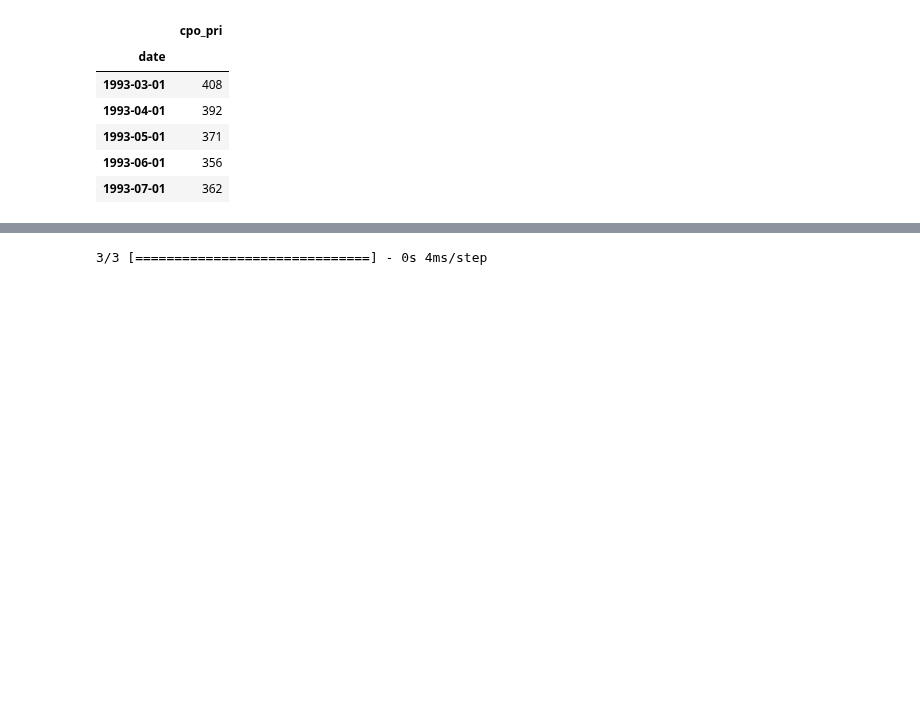
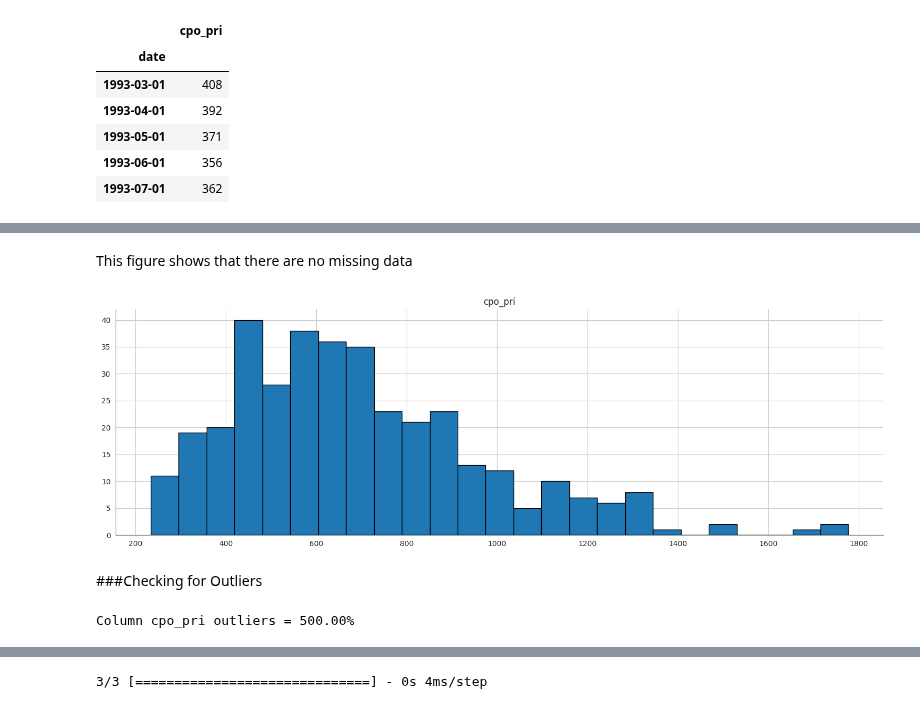
Before and after one commit to mofuoku417/Crude-Palm-Oil-Price-Prediction, a Jupyter notebook: Crude_PalmOil_Price_Prediction_using_MLP_Regression_ipynb.ipynb, the cells around one changed output, grey strips where cells are left out. Drawn from its saved outputs; the diff is of its cells as text; code cells hidden in the pictures; blank space fills up the shorter version.

```diff
--- a/Crude_PalmOil_Price_Prediction_using_MLP_Regression_ipynb.ipynb
+++ b/Crude_PalmOil_Price_Prediction_using_MLP_Regression_ipynb.ipynb
@@ -101,0 +178,21 @@ plt.show()
+# %% [markdown]
+This figure shows that there are no missing data
+# %%
+# Plots the histogram for each numerical feature in a separate subplot
+df.hist(bins=25, figsize=(15, 5), edgecolor="black")
+plt.tight_layout();
+# %% [output]
+[figure, added]
+# %% [markdown]
+###Checking for Outliers
+# %%
+#Computing the percentage of Outliers
+for k, v in df.items():
+        q1 = v.quantile(0.25)
+        q3 = v.quantile(0.75)
+        irq = q3 - q1
+        v_col = v[(v <= q1 - 1.5 * irq) | (v >= q3 + 1.5 * irq)]
+        perc = np.shape(v_col)[0] * 100.0 / np.shape(df)[1]
+        print("Column %s outliers = %.2f%%" % (k, perc))
+# %% [output]
+Column cpo_pri outliers = 500.00%
```
Also changed, not shown: parts of 28 cells of this notebook.
